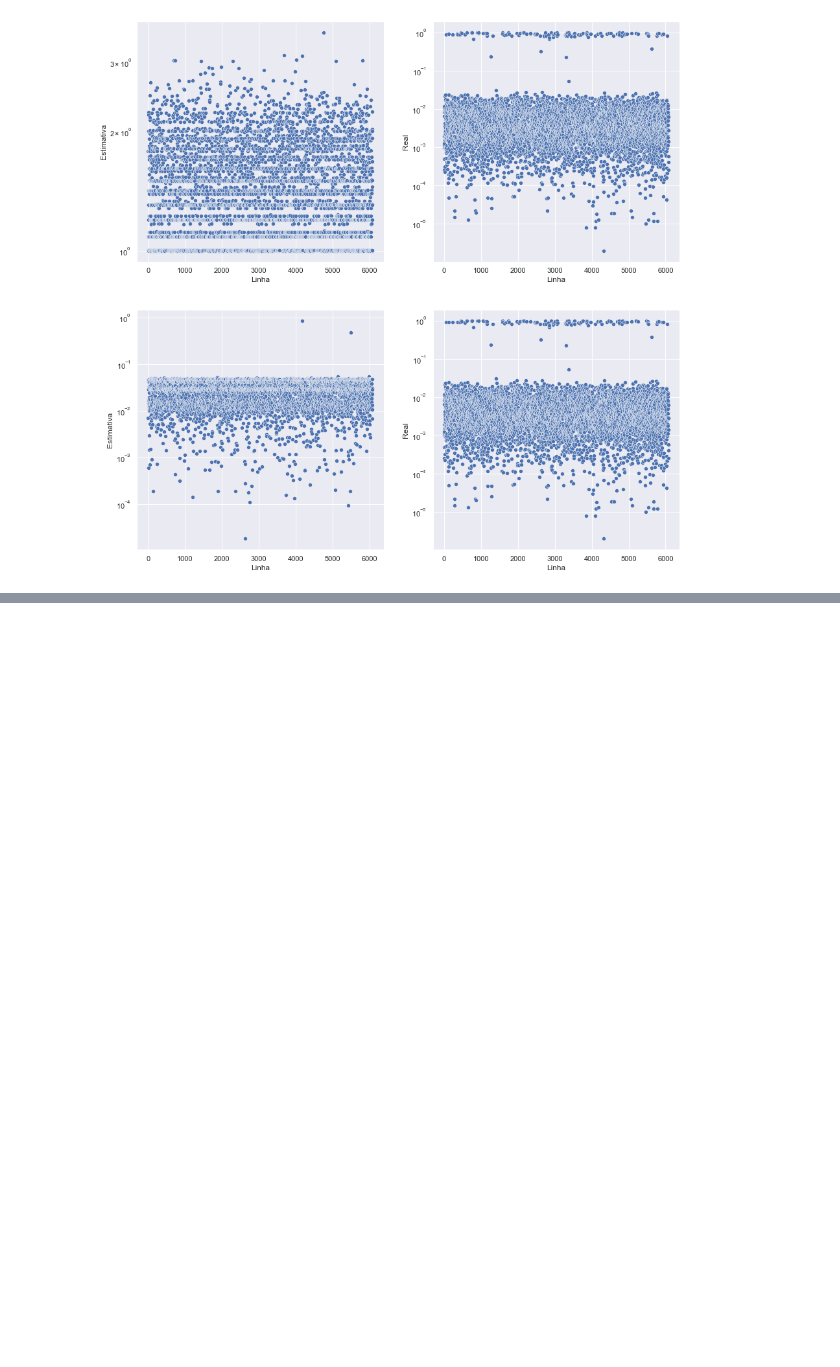
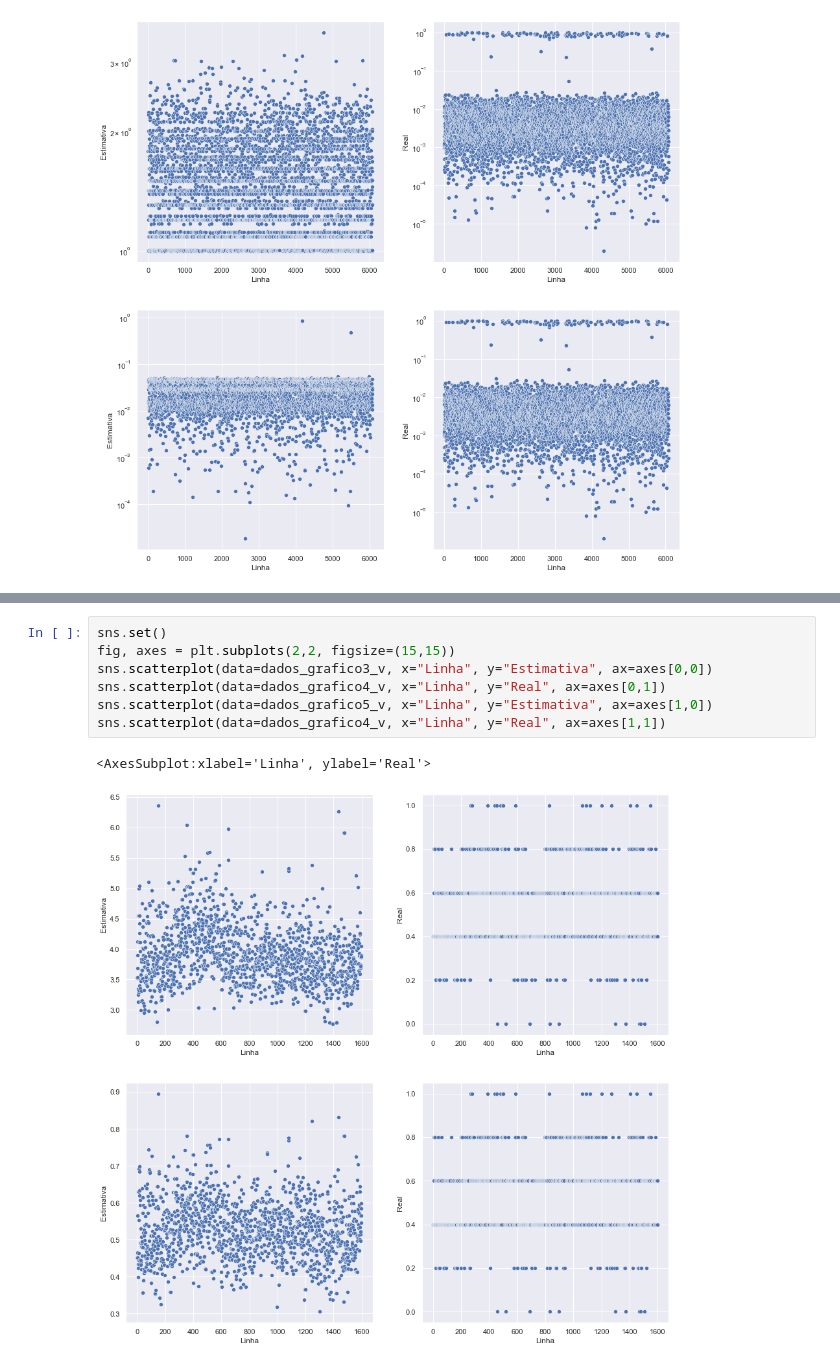
Before and after one commit to smcgustavo/Gradient-descent, a Jupyter notebook: Gradiente Descendente.ipynb, the cells around one changed output, grey strips where cells are left out. Saved outputs shown, nothing was run; the diff lists cells and outputs as text; blank space fills up the shorter version.

```diff
--- a/Gradiente Descendente.ipynb
+++ b/Gradiente Descendente.ipynb
@@ -143,0 +201,10 @@ sns.scatterplot(data = dados_grafico4, x="Linha", y="Real", ax=axes[1,1]).set(ys
+# %%
+sns.set()
+fig, axes = plt.subplots(2,2, figsize=(15,15))
+sns.scatterplot(data=dados_grafico3_v, x="Linha", y="Estimativa", ax=axes[0,0])
+sns.scatterplot(data=dados_grafico4_v, x="Linha", y="Real", ax=axes[0,1])
+sns.scatterplot(data=dados_grafico5_v, x="Linha", y="Estimativa", ax=axes[1,0])
+sns.scatterplot(data=dados_grafico4_v, x="Linha", y="Real", ax=axes[1,1])
+# %% [output]
+<AxesSubplot:xlabel='Linha', ylabel='Real'>
+[figure, added]
```
Also changed, not shown: parts of 8 cells of this notebook, 1 other file.
